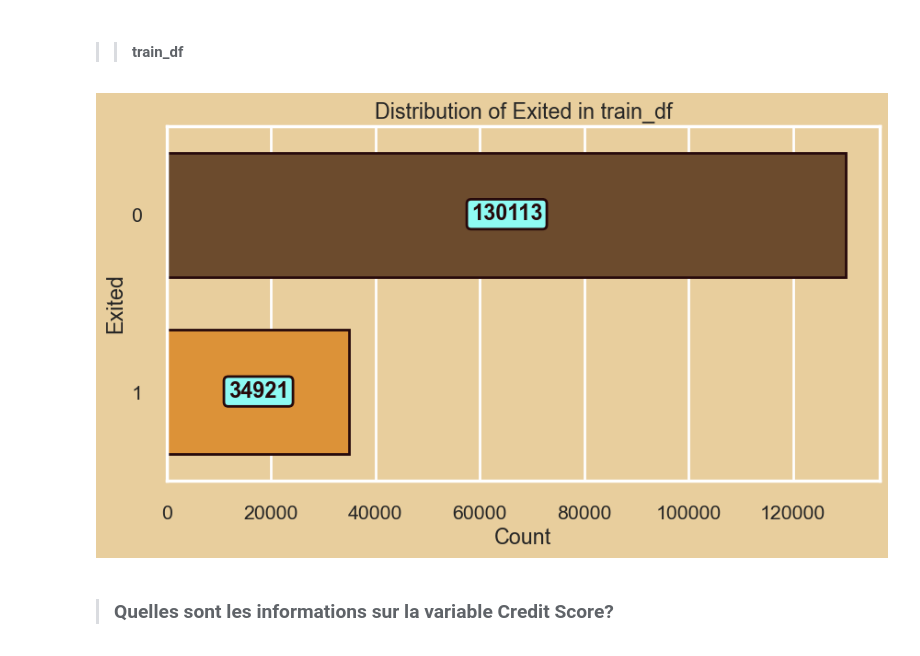
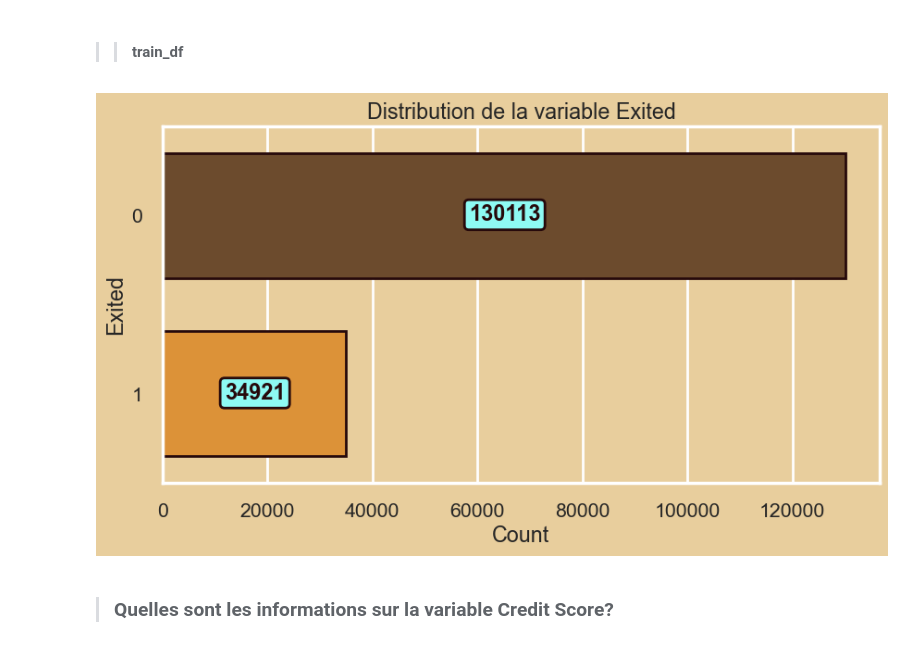
Before and after one commit to JODRAFF9/ProjetV2, a Jupyter notebook: code/churn_01_analyse.ipynb, the cells around one changed output. Cells and saved outputs as stored; diff of their text form; code cells hidden in the pictures.

```diff
--- a/code/churn_01_analyse.ipynb
+++ b/code/churn_01_analyse.ipynb
@@ -375,21 +367,21 @@ palette_cmap = ["#6c9a76","#cc4b57","#764a23","#f25a29","#f7941d"]
 # %%
 fig = plt.figure(figsize=(10, 5))
 
 
 p = sns.countplot(y="Exited", data=train_df, palette=palette[0:2], edgecolor='#26090b', linewidth=2, width=0.7)
 
 # Add text on top of the bars
 for container in p.containers:
     plt.bar_label(container, label_type="center", color="#26090b", fontsize=17, weight='bold', padding=6, position=(0.5, 0.5),
                   bbox={"boxstyle": "round", "pad": 0.2, "facecolor": "#8efaf3", "edgecolor": '#26090b', "linewidth": 2, "alpha": 1})
 
-plt.title("Distribution of Exited in train_df")
+plt.title("Distribution de la variable Exited")
 plt.xlabel("Count")
 plt.ylabel("Exited")
 
 plt.show()
 # %% [output]
-[figure, old version]
+[figure, new version]
 # %% [markdown]
 > ### **Quelles sont les informations sur la variable Credit Score?**
 # %% [markdown]
```
Also changed, not shown: parts of 35 cells of this notebook, 3 other files.
